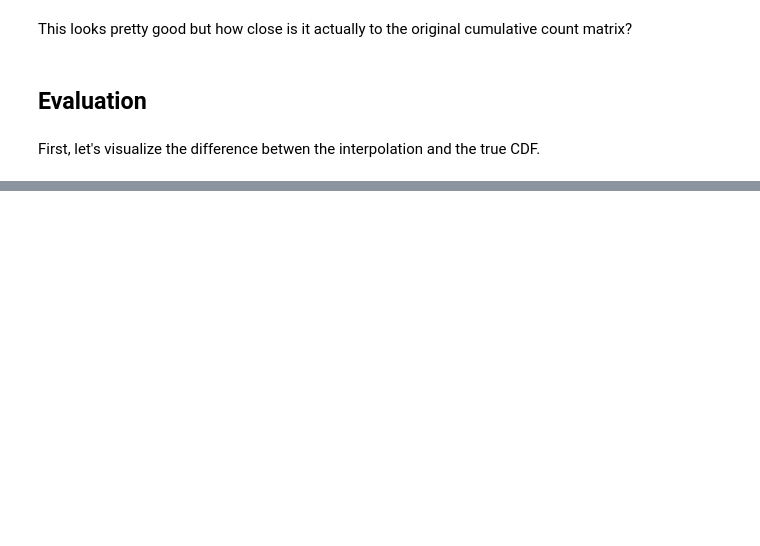
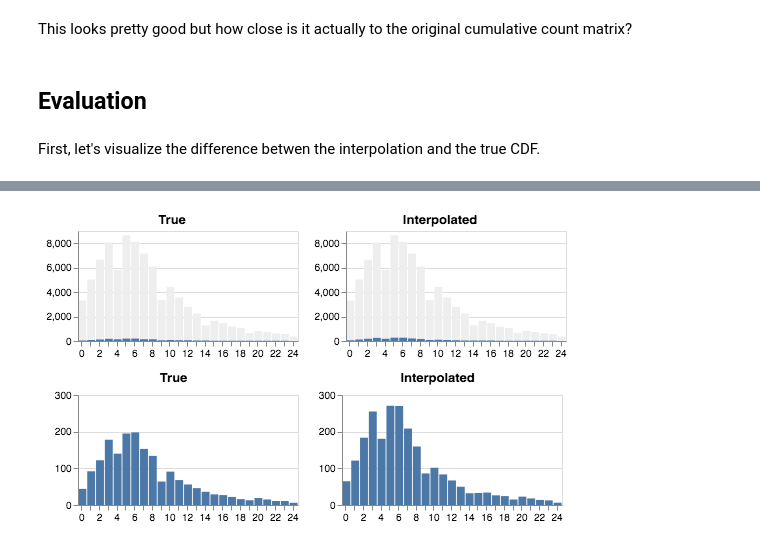
Before and after one commit to vega/falcon, a Jupyter notebook: data/error analysis.ipynb, the cells around one changed output, grey strips where cells are left out. Drawn from its saved outputs; the diff is of its cells as text; code cells hidden in the pictures; blank space fills up the shorter version.

```diff
--- a/data/error analysis.ipynb
+++ b/data/error analysis.ipynb
@@ -167,0 +185,3 @@ distances.head()
+# %%
+worst = distances.loc[distances.distance.idxmax()]
+print(worst)
@@ -167,0 +196,32 @@ distances.head()
+# %%
+start = int(worst.start)
+end = int(worst.start + worst.size)
+
+hists = pd.DataFrame(data={
+    'count': cdf[end] - cdf[start],
+    'interpolated': interpolated_cdf[end] - interpolated_cdf[start],
+    'unfiltered': unfiltered,
+    'bins': np.arange(len(unfiltered))
+})
+
+base = alt.Chart(hists).mark_bar().encode(
+    x=alt.X("bins:O", title=None, axis=alt.Axis(labelAngle=0))
+).properties(width=220, height=110)
+
+alt.vconcat(base.properties(title="True").encode(
+    y=alt.Y("unfiltered:Q", title=None),
+    color=alt.ValueDef("#eee")
+) + base.encode(
+    y=alt.Y("count:Q", title=None),
+) | base.properties(title="Interpolated").encode(
+    y=alt.Y("unfiltered:Q", title=None),
+    color=alt.ValueDef("#eee")
+) + base.encode(
+    y=alt.Y("interpolated:Q", title=None),
+), base.properties(title="True").encode(
+    y=alt.Y("count:Q", title=None, scale=alt.Scale(domain=[0,300])),
+) | base.properties(title="Interpolated").encode(
+    y=alt.Y("interpolated:Q", title=None, scale=alt.Scale(domain=[0,300])),
+))
+# %% [output]
+[figure, added]
```
Also changed, not shown: parts of 14 cells of this notebook.
